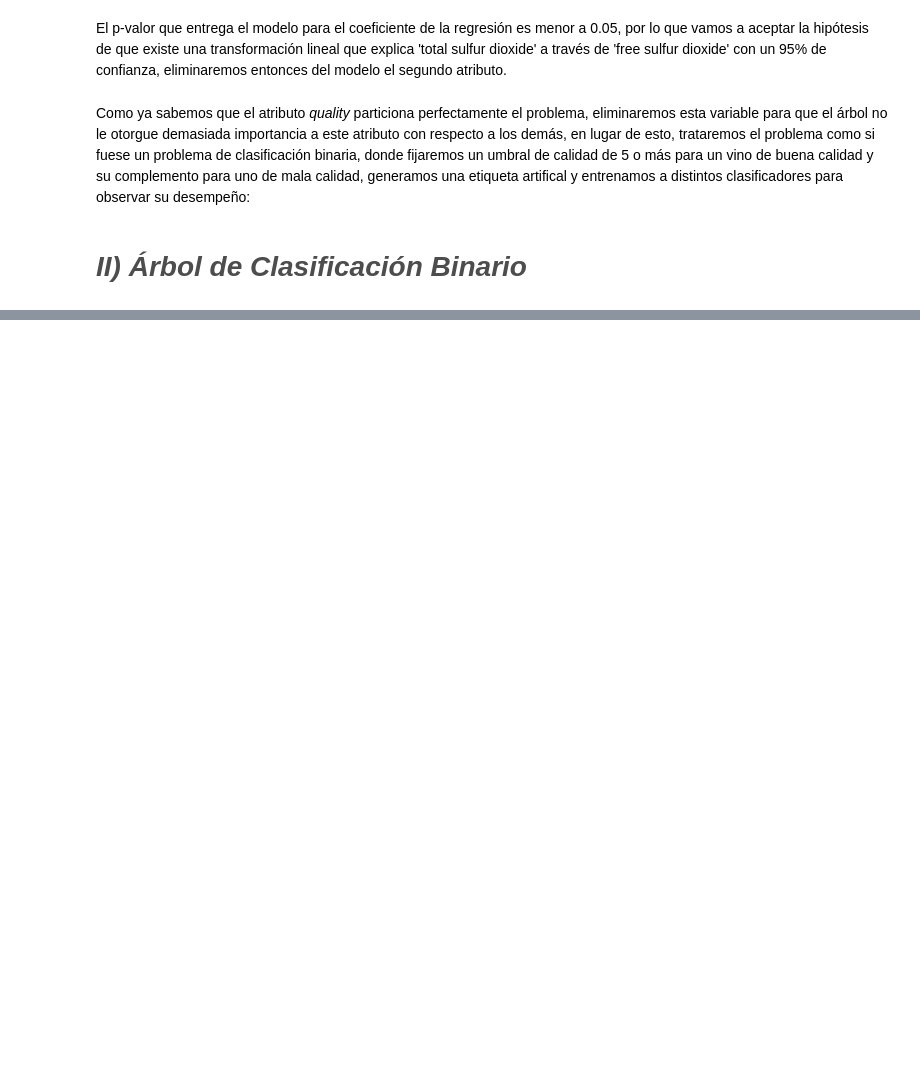
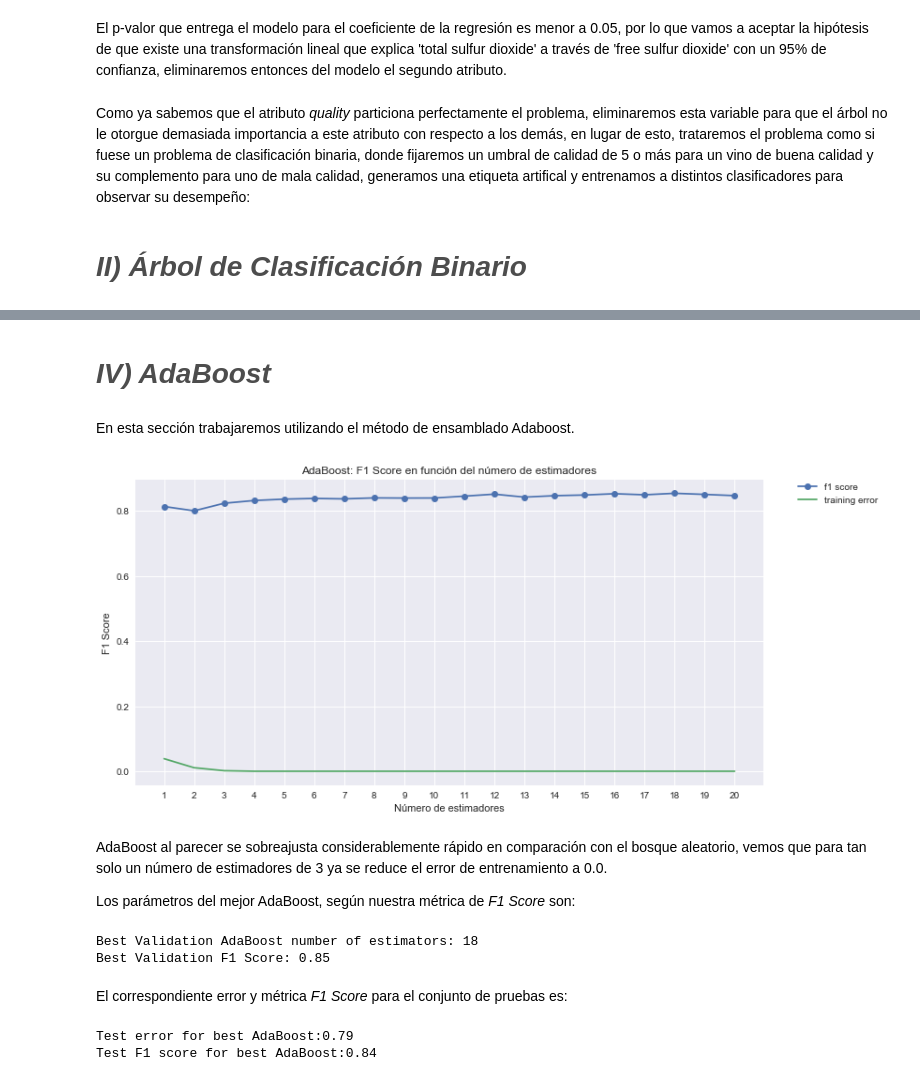
Before and after one commit to TattooeDeer/Tarea-3-ML, a Jupyter notebook: Tarea 3.ipynb, the cells around one changed output, grey strips where cells are left out. Saved outputs shown, nothing was run; the diff lists cells and outputs as text; code cells hidden in the pictures; blank space fills up the shorter version.

```diff
--- a/Tarea 3.ipynb
+++ b/Tarea 3.ipynb
@@ -369,0 +689,27 @@ ValueError: could not convert string to float: 'red'
+# %% [markdown]
+<i><h3 style="font-family:serif;font-size:200%; text-align:left;color:#4d4d4d"> IV) AdaBoost</h3></i>
+# %% [markdown]
+En esta sección trabajaremos utilizando el método de ensamblado Adaboost.
+# %%
+best_ada,best_ada_score = plot_cv_error(x_train, y_train, meth = 'AdaBoost',
+                                       max_depth = best_tree.max_depth, max_estimators = 20)
+# %% [output]
+[figure, added]
+# %% [markdown]
+AdaBoost al parecer se sobreajusta considerablemente rápido en comparación con el bosque aleatorio, vemos que para tan solo un número de estimadores de 3 ya se reduce el error de entrenamiento a 0.0.
+
+Los parámetros del mejor AdaBoost, según nuestra métrica de *F1 Score* son:
+# %%
+print("Best Validation AdaBoost number of estimators: %d" % best_ada.n_estimators)
+print("Best Validation F1 Score: %.2f" % best_ada_score)
+# %% [output]
+Best Validation AdaBoost number of estimators: 18
+Best Validation F1 Score: 0.85
+# %% [markdown]
+El correspondiente error y métrica *F1 Score* para el conjunto de pruebas es:
+# %%
+print("Test error for best AdaBoost:%.2f" %best_ada.score(x_test,y_test))
+print("Test F1 score for best AdaBoost:%.2f" %f1_score(y_test,best_ada.predict(x_test)))
+# %% [output]
+Test error for best AdaBoost:0.79
+Test F1 score for best AdaBoost:0.84
```
Also changed, not shown: parts of 46 cells of this notebook, 4 other files.
